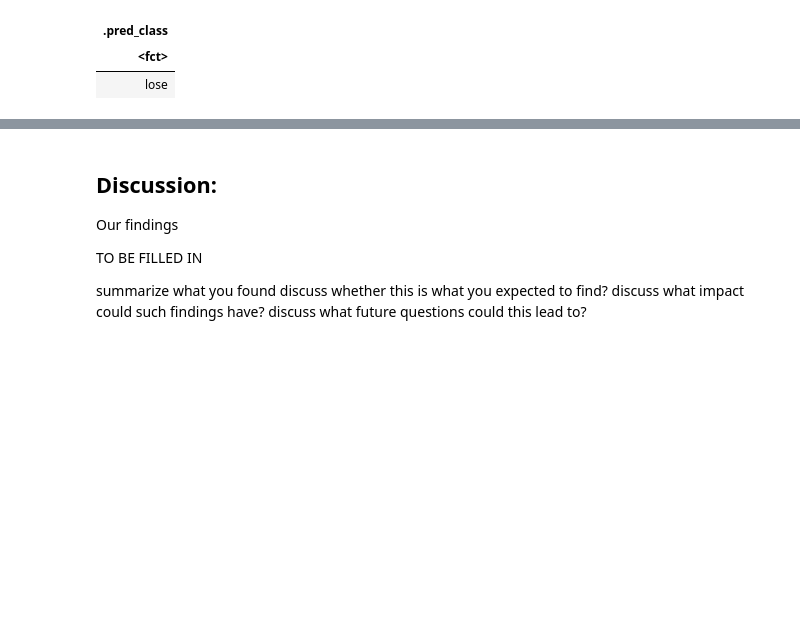
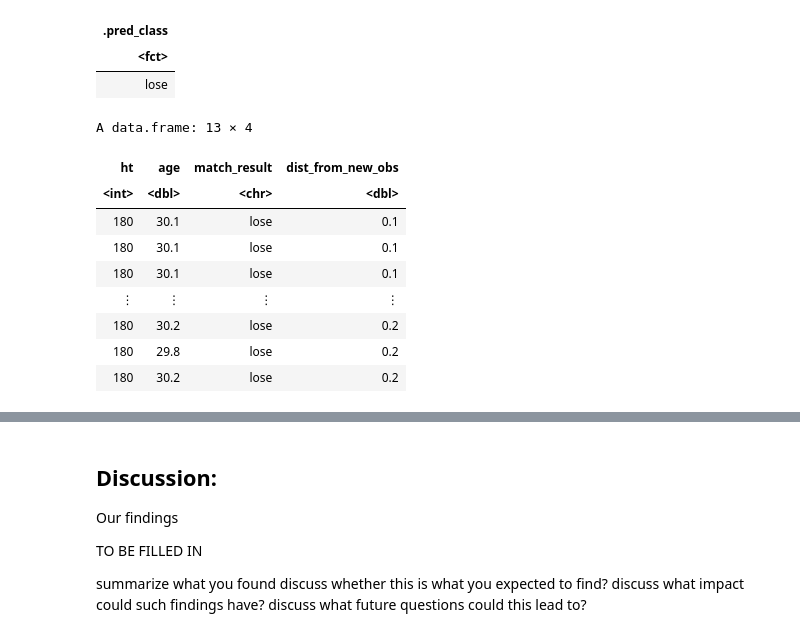
Before and after one commit to bearmohawk/DSCI-100-2022_autumn-Group-37, a Jupyter notebook: Project report Group 37-Copy1.ipynb, the cells around one changed output, grey strips where cells are left out. Drawn from its saved outputs; the diff is of its cells as text; code cells hidden in the pictures; blank space fills up the shorter version.

Commit message:
changing the method part

```diff
--- a/Project report Group 37-Copy1.ipynb
+++ b/Project report Group 37-Copy1.ipynb
@@ -292,3 +293,24 @@ A tibble: 1 × 1
 | .pred_class |
 | <fct> |
 | lose |
+# %%
+#method 2
+new_obs_ht <- 180
+new_obs_age <- 30
+
+ht_age <- match_data_tidy |> mutate(dist_from_new_obs = sqrt((ht - new_obs_ht)^2 +
+                                                             (age - new_obs_age)^2)) |>
+arrange(dist_from_new_obs) |> slice(1:13)
+
+ht_age
+# %% [output]
+A data.frame: 13 × 4
+| ht | age | match_result | dist_from_new_obs |
+| <int> | <dbl> | <chr> | <dbl> |
+| 180 | 30.1 | lose | 0.1 |
+| 180 | 30.1 | lose | 0.1 |
+| 180 | 30.1 | lose | 0.1 |
+| ⋮ | ⋮ | ⋮ | ⋮ |
+| 180 | 30.2 | lose | 0.2 |
+| 180 | 29.8 | lose | 0.2 |
+| 180 | 30.2 | lose | 0.2 |
```
Also changed, not shown: parts of 2 cells of this notebook.
